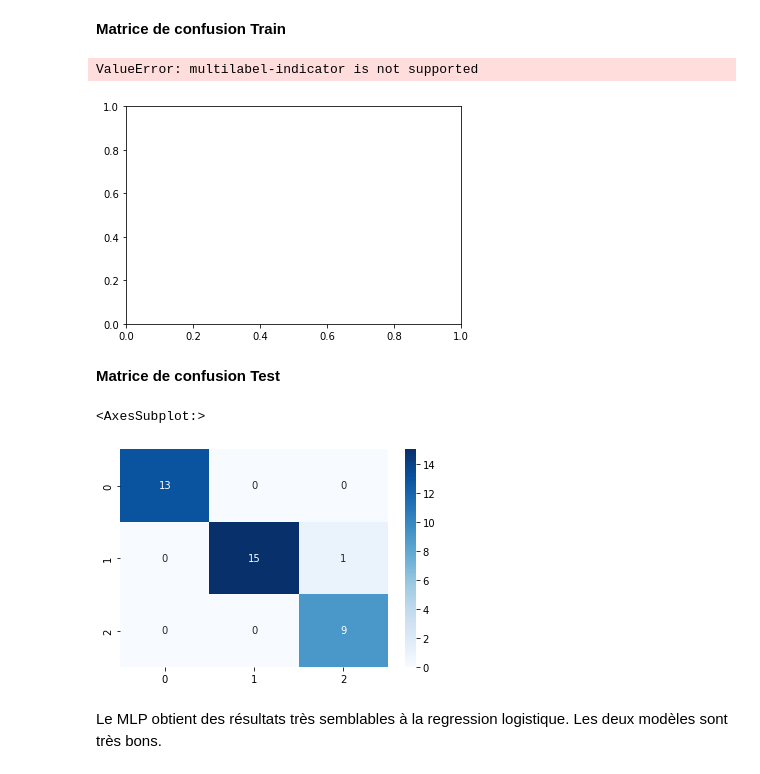
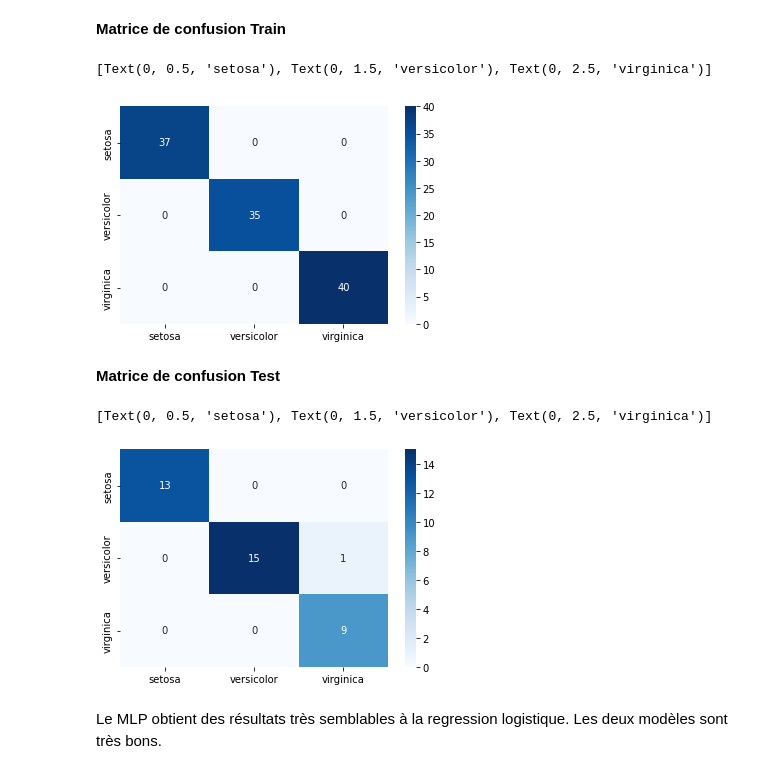
Before and after one commit to alexiscampan/DeepLearning, a Jupyter notebook: TD1/Exercice_2/TD1_exo2.ipynb, the cells around one changed output. Cells and saved outputs as stored; diff of their text form; code cells hidden in the pictures.

```diff
--- a/TD1/Exercice_2/TD1_exo2.ipynb
+++ b/TD1/Exercice_2/TD1_exo2.ipynb
@@ -100,12 +100,12 @@ clf = MLPClassifier(solver='lbfgs', alpha=1e-5, hidden_layer_sizes=(16),random_s
 # %%
 from sklearn.metrics import confusion_matrix
 # we are using seaborn to plot the confusion matrix
 ax= plt.subplot()
-sns.heatmap(confusion_matrix(clf.predict(X_train), Y_train), annot=True,  cmap='Blues')
+sns.heatmap(confusion_matrix(clf.predict(X_train).argmax(1), Y_train.argmax(1)), annot=True,  cmap='Blues')
 ax.xaxis.set_ticklabels(iris.target_names); ax.yaxis.set_ticklabels(iris.target_names)
 # %% [output]
-ValueError: multilabel-indicator is not supported
+[Text(0, 0.5, 'setosa'), Text(0, 1.5, 'versicolor'), Text(0, 2.5, 'virginica')]
-[figure, old version]
+[figure, new version]
 # %% [markdown]
 
 **Matrice de confusion Test**
@@ -113,10 +113,10 @@ ValueError: multilabel-indicator is not supported
 from sklearn.metrics import confusion_matrix
 # we are using seaborn to plot the confusion matrix
 ax= plt.subplot()
-sns.heatmap(confusion_matrix(clf.predict(X_test), Y_test), annot=True,  cmap='Blues')
+sns.heatmap(confusion_matrix(clf.predict(X_test).argmax(1), Y_test.argmax(1)), annot=True,  cmap='Blues')
 ax.xaxis.set_ticklabels(iris.target_names); ax.yaxis.set_ticklabels(iris.target_names)
 # %% [output]
-<AxesSubplot:>
+[Text(0, 0.5, 'setosa'), Text(0, 1.5, 'versicolor'), Text(0, 2.5, 'virginica')]
-[figure, old version]
+[figure, new version]
 # %% [markdown]
 Le MLP obtient des résultats très semblables à la regression logistique. Les deux modèles sont très bons.
```
Also changed, not shown: 2 other files.
